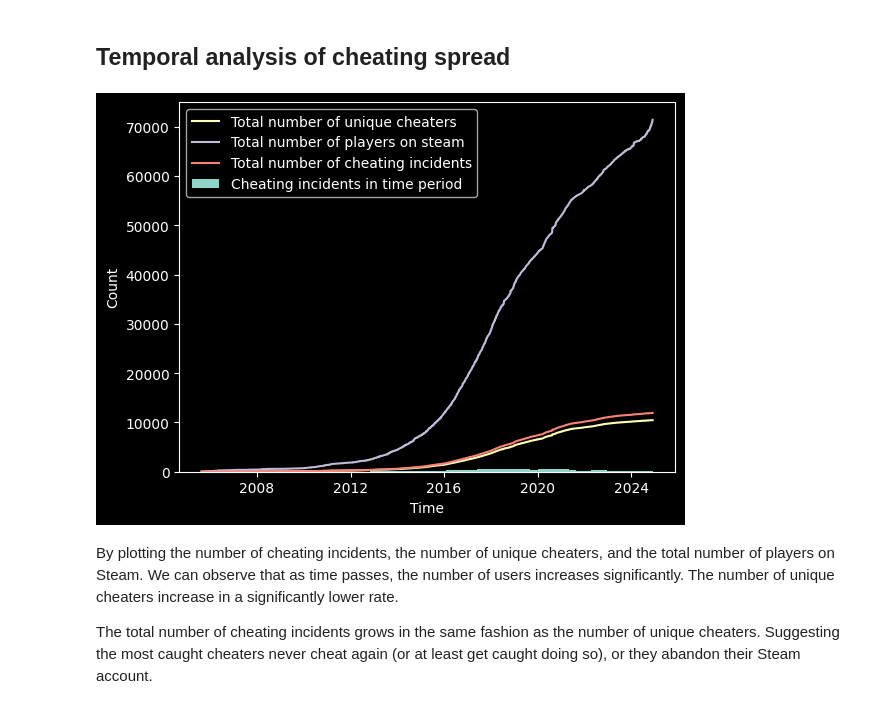
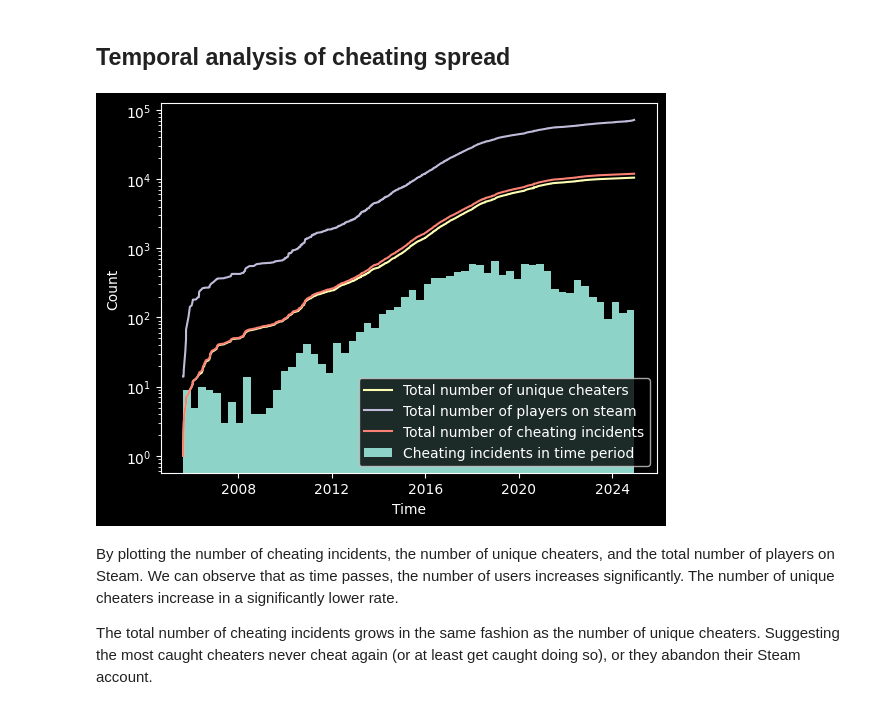
Before and after one commit to Aryyt/steam_cheater_network_analysis, a Jupyter notebook: BloomsWorkspace.ipynb, the cells around one changed output. Cells and saved outputs as stored; diff of their text form; code cells hidden in the pictures.

```diff
--- a/BloomsWorkspace.ipynb
+++ b/BloomsWorkspace.ipynb
@@ -277,35 +277,35 @@ count = 0
 
 for i, e in data.sort_values("timecreated").iterrows():
     count+=1
     steamId = i
     banTimes  = e["EstimatedBanTimes"]
 
     for t in banTimes:
         cheatingIncidents.append((t, i))
         numPlayers.append(count)
 
     if(len(banTimes) == 0):
         continue
 
 cheatingIncidents.sort(key = lambda x : x[0])
 
 cheatingTimes = []
 cheatingCount = [i+1 for i in range(len(cheatingIncidents))]
 for t in cheatingIncidents:
     cheatingTimes.append(datetime.fromtimestamp(t[0]))
     uniqueCheaters.add(t[1])
     numUniqueCheaters.append(len(uniqueCheaters))
 
-plt.hist(cheatingTimes, log=False, bins="auto")
+plt.hist(cheatingTimes, log=True, bins="auto")
 plt.xlabel("Time")
 plt.ylabel("Count")
 plt.plot(cheatingTimes,numUniqueCheaters)
 plt.plot(cheatingTimes,numPlayers)
 plt.plot(cheatingTimes,cheatingCount)
 plt.legend(["Total number of unique cheaters", "Total number of players on steam", "Total number of cheating incidents", "Cheating incidents in time period"])
 plt.show()
 # %% [output]
-[figure, old version]
+[figure, new version]
 # %% [markdown]
 By plotting the number of cheating incidents, the number of unique cheaters, and the total number of players on Steam. We can observe that as time passes, the number of users increases significantly. The number of unique cheaters increase in a significantly lower rate.
 
```
Also changed, not shown: parts of 23 cells of this notebook.
